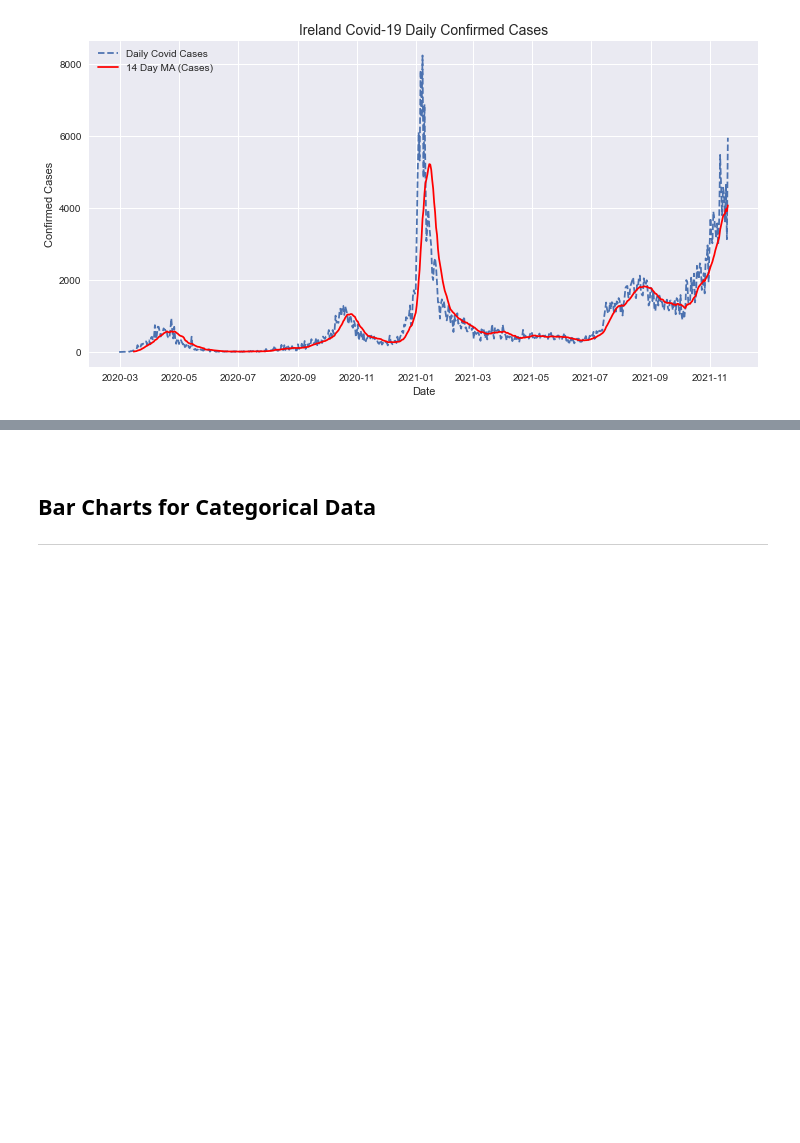
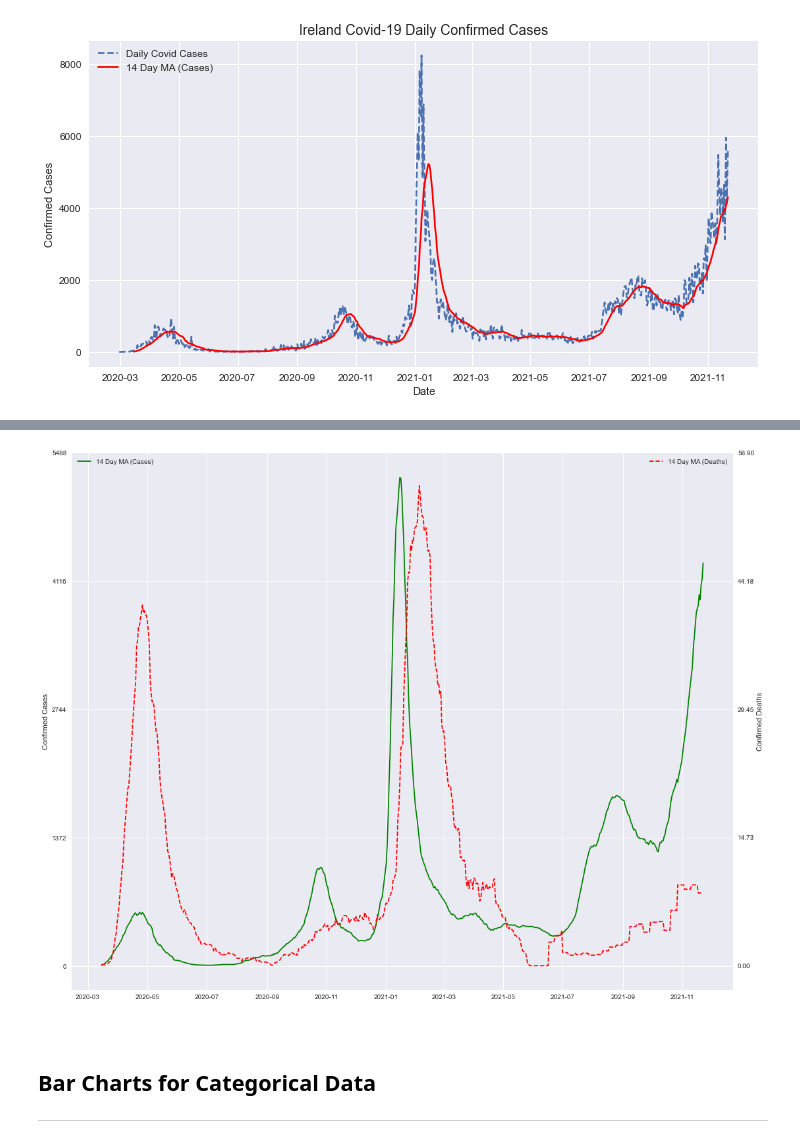
Before and after one commit to Sam-Tracey/Fundamentals-of-Data-Analysis, a Jupyter notebook: pyplot.ipynb, the cells around one changed output, grey strips where cells are left out. Saved outputs shown, nothing was run; the diff lists cells and outputs as text; code cells hidden in the pictures; blank space fills up the shorter version.

```diff
--- a/pyplot.ipynb
+++ b/pyplot.ipynb
@@ -175,3 +177,26 @@ ax.legend(loc="upper left")
+# %%
+# Create a 14 day moving average column for covid cases.
+df['ma_14_deaths'] = pd.Series.rolling(df['ConfirmedCovidDeaths'], window=14).mean()
+
+fig, ax1 = plt.subplots()
+ax2 = ax1.twinx()
+ax1.plot(df['Date'], df['ma_14_cases'], color='green',
+        label='14 Day MA (Cases)')
+ax2.plot(df['Date'], df['ma_14_deaths'], color='red',
+        label='14 Day MA (Deaths)', linestyle='dashed')
+ax1.legend(loc="upper left")
+ax2.legend(loc="upper right")
+ax1.set_ylabel('Confirmed Cases')
+ax2.set_ylabel('Confirmed Deaths')
+
+#reference: https://stackoverflow.com/questions/20243683/matplotlib-align-twinx-tick-marks
+ax1.set_yticks(np.linspace(0, ax1.get_ybound()[1]+1, 5))
+ax2.set_yticks(np.linspace(0, ax2.get_ybound()[1]+1, 5))
+ax2.grid(None)
+
+plt.show()
+# %% [output]
+[figure, added]
 # %% [markdown]
 <br>
 
```
Also changed, not shown: parts of 17 cells of this notebook, 7 other files.
